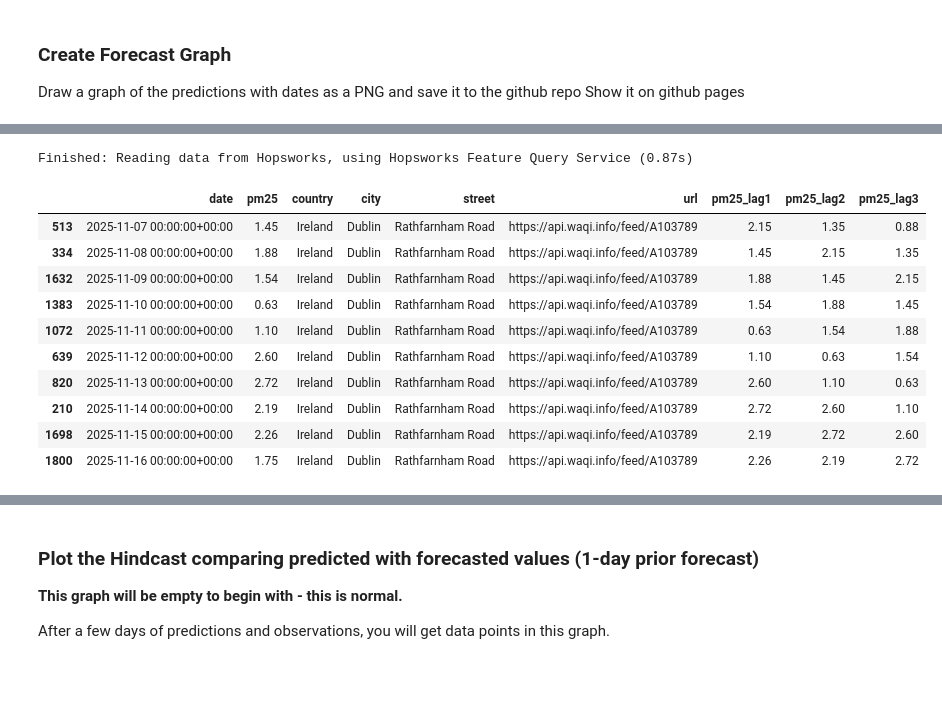
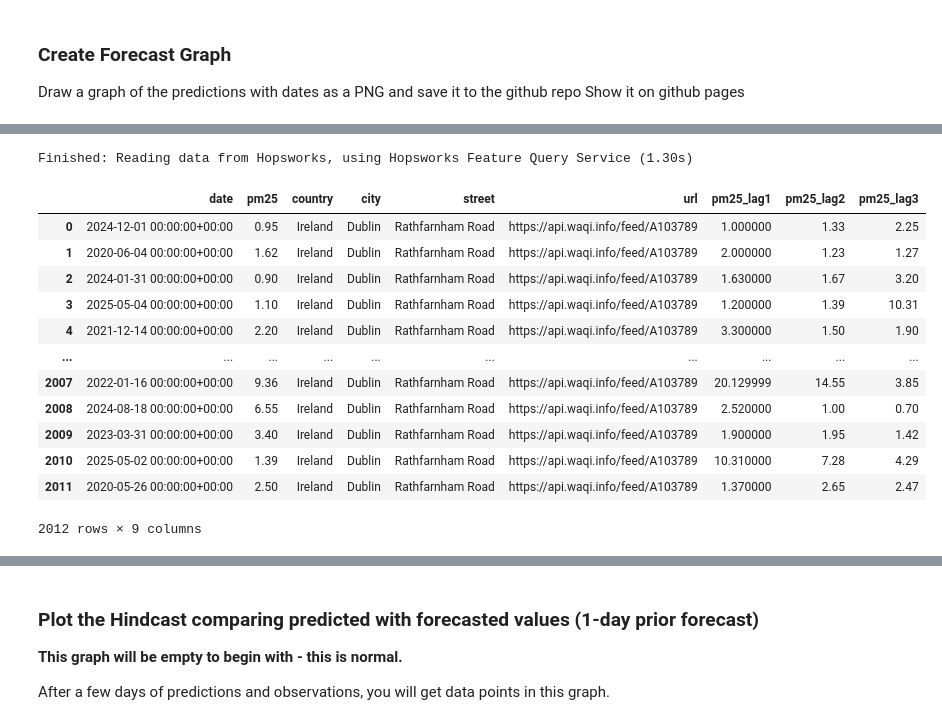
Before and after one commit to zoomerwork/mlfs-book, a Jupyter notebook: notebooks/airquality/4_air_quality_batch_inference.ipynb, the cells around one changed output, grey strips where cells are left out. Drawn from its saved outputs; the diff is of its cells as text; code cells hidden in the pictures; blank space fills up the shorter version.

```diff
--- a/notebooks/airquality/4_air_quality_batch_inference.ipynb
+++ b/notebooks/airquality/4_air_quality_batch_inference.ipynb
@@ -316,20 +311,20 @@ Finished: Reading data from Hopsworks, using Hopsworks Feature Query Service (1.
 # %%
 air_quality_fg = fs.get_feature_group(name='air_quality', version=1)
 air_quality_df = air_quality_fg.read()
-air_quality_df = air_quality_df.sort_values(by=['date'], ascending=True)
-air_quality_df = air_quality_df.tail(10)
 air_quality_df
 # %% [output]
-Finished: Reading data from Hopsworks, using Hopsworks Feature Query Service (0.87s)
+Finished: Reading data from Hopsworks, using Hopsworks Feature Query Service (1.30s)
 |  | date | pm25 | country | city | street | url | pm25_lag1 | pm25_lag2 | pm25_lag3 |
-| 513 | 2025-11-07 00:00:00+00:00 | 1.45 | Ireland | Dublin | Rathfarnham Road | https://api.waqi.info/feed/A103789 | 2.15 | 1.35 | 0.88 |
-| 334 | 2025-11-08 00:00:00+00:00 | 1.88 | Ireland | Dublin | Rathfarnham Road | https://api.waqi.info/feed/A103789 | 1.45 | 2.15 | 1.35 |
-| 1632 | 2025-11-09 00:00:00+00:00 | 1.54 | Ireland | Dublin | Rathfarnham Road | https://api.waqi.info/feed/A103789 | 1.88 | 1.45 | 2.15 |
-| 1383 | 2025-11-10 00:00:00+00:00 | 0.63 | Ireland | Dublin | Rathfarnham Road | https://api.waqi.info/feed/A103789 | 1.54 | 1.88 | 1.45 |
-| 1072 | 2025-11-11 00:00:00+00:00 | 1.10 | Ireland | Dublin | Rathfarnham Road | https://api.waqi.info/feed/A103789 | 0.63 | 1.54 | 1.88 |
-| 639 | 2025-11-12 00:00:00+00:00 | 2.60 | Ireland | Dublin | Rathfarnham Road | https://api.waqi.info/feed/A103789 | 1.10 | 0.63 | 1.54 |
-| 820 | 2025-11-13 00:00:00+00:00 | 2.72 | Ireland | Dublin | Rathfarnham Road | https://api.waqi.info/feed/A103789 | 2.60 | 1.10 | 0.63 |
-| 210 | 2025-11-14 00:00:00+00:00 | 2.19 | Ireland | Dublin | Rathfarnham Road | https://api.waqi.info/feed/A103789 | 2.72 | 2.60 | 1.10 |
-| 1698 | 2025-11-15 00:00:00+00:00 | 2.26 | Ireland | Dublin | Rathfarnham Road | https://api.waqi.info/feed/A103789 | 2.19 | 2.72 | 2.60 |
-| 1800 | 2025-11-16 00:00:00+00:00 | 1.75 | Ireland | Dublin | Rathfarnham Road | https://api.waqi.info/feed/A103789 | 2.26 | 2.19 | 2.72 |
+| 0 | 2024-12-01 00:00:00+00:00 | 0.95 | Ireland | Dublin | Rathfarnham Road | https://api.waqi.info/feed/A103789 | 1.000000 | 1.33 | 2.25 |
+| 1 | 2020-06-04 00:00:00+00:00 | 1.62 | Ireland | Dublin | Rathfarnham Road | https://api.waqi.info/feed/A103789 | 2.000000 | 1.23 | 1.27 |
+| 2 | 2024-01-31 00:00:00+00:00 | 0.90 | Ireland | Dublin | Rathfarnham Road | https://api.waqi.info/feed/A103789 | 1.630000 | 1.67 | 3.20 |
+| 3 | 2025-05-04 00:00:00+00:00 | 1.10 | Ireland | Dublin | Rathfarnham Road | https://api.waqi.info/feed/A103789 | 1.200000 | 1.39 | 10.31 |
+| 4 | 2021-12-14 00:00:00+00:00 | 2.20 | Ireland | Dublin | Rathfarnham Road | https://api.waqi.info/feed/A103789 | 3.300000 | 1.50 | 1.90 |
+| ... | ... | ... | ... | ... | ... | ... | ... | ... | ... |
+| 2007 | 2022-01-16 00:00:00+00:00 | 9.36 | Ireland | Dublin | Rathfarnham Road | https://api.waqi.info/feed/A103789 | 20.129999 | 14.55 | 3.85 |
+| 2008 | 2024-08-18 00:00:00+00:00 | 6.55 | Ireland | Dublin | Rathfarnham Road | https://api.waqi.info/feed/A103789 | 2.520000 | 1.00 | 0.70 |
+| 2009 | 2023-03-31 00:00:00+00:00 | 3.40 | Ireland | Dublin | Rathfarnham Road | https://api.waqi.info/feed/A103789 | 1.900000 | 1.95 | 1.42 |
+| 2010 | 2025-05-02 00:00:00+00:00 | 1.39 | Ireland | Dublin | Rathfarnham Road | https://api.waqi.info/feed/A103789 | 10.310000 | 7.28 | 4.29 |
+| 2011 | 2020-05-26 00:00:00+00:00 | 2.50 | Ireland | Dublin | Rathfarnham Road | https://api.waqi.info/feed/A103789 | 1.370000 | 2.65 | 2.47 |
+2012 rows × 9 columns
 # %%
```
Also changed, not shown: parts of 14 cells of this notebook, 8 other files.
